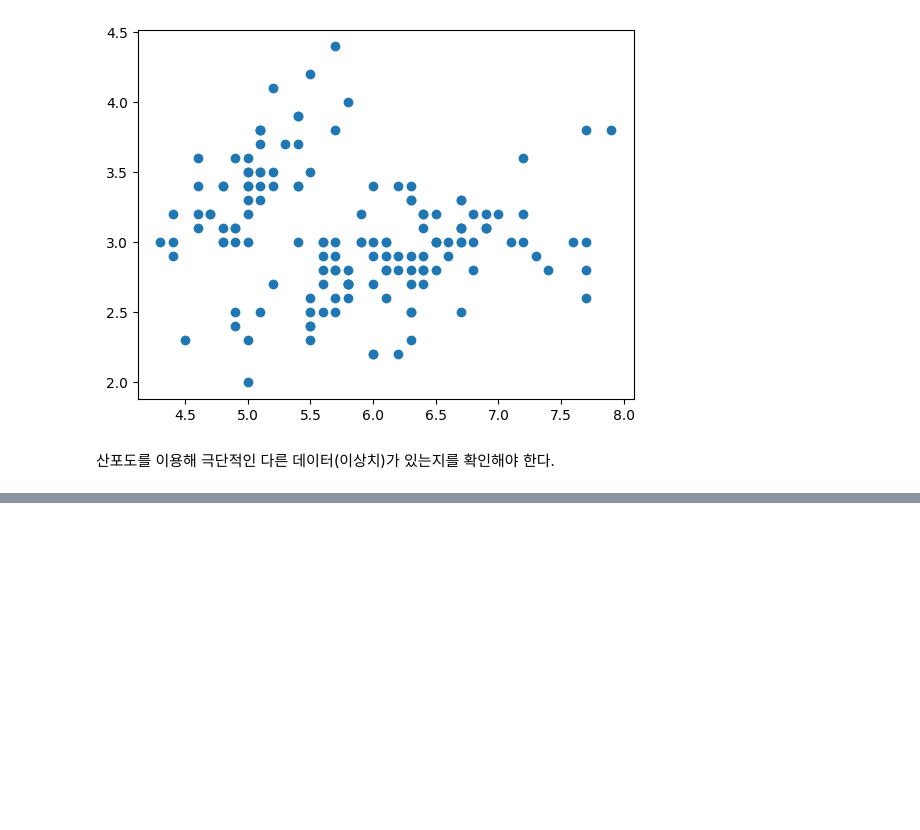
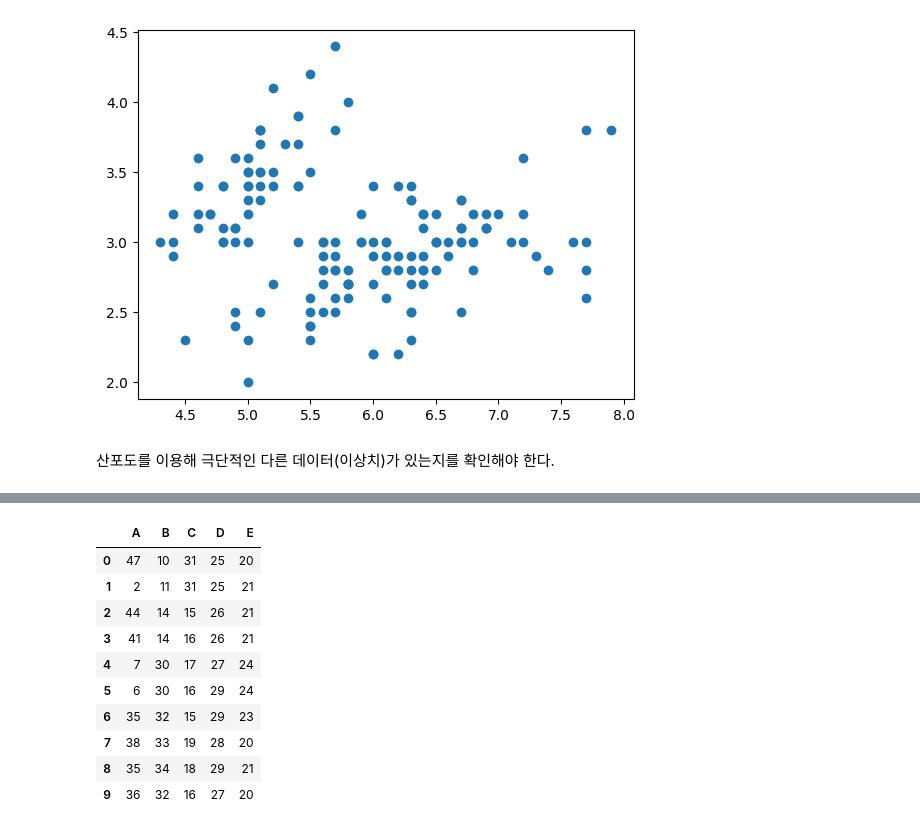
Before and after one commit to 2rlo0/hipython_rep, a Jupyter notebook: 21_기초통계.ipynb, the cells around one changed output, grey strips where cells are left out. Saved outputs shown, nothing was run; the diff lists cells and outputs as text; code cells hidden in the pictures; blank space fills up the shorter version.

```diff
--- a/21_기초통계.ipynb
+++ b/21_기초통계.ipynb
@@ -147,0 +244,33 @@ plt.scatter(vp_df['sepal_length'], vp_df['sepal_width'])
+# %%
+import pandas as pd
+import numpy as np
+
+# 데이터 입력
+data = [
+    [47, 10, 31, 25, 20],
+    [2, 11, 31, 25, 21],
+    [44, 14, 15, 26, 21],
+    [41, 14, 16, 26, 21],
+    [7, 30, 17, 27, 24],
+    [6, 30, 16, 29, 24],
+    [35, 32, 15, 29, 23],
+    [38, 33, 19, 28, 20],
+    [35, 34, 18, 29, 21],
+    [36, 32, 16, 27, 20],
+]
+
+# DataFrame으로 변환
+df = pd.DataFrame(data, columns=['A', 'B', 'C', 'D', 'E'])
+df
+# %% [output]
+|  | A | B | C | D | E |
+| 0 | 47 | 10 | 31 | 25 | 20 |
+| 1 | 2 | 11 | 31 | 25 | 21 |
+| 2 | 44 | 14 | 15 | 26 | 21 |
+| 3 | 41 | 14 | 16 | 26 | 21 |
+| 4 | 7 | 30 | 17 | 27 | 24 |
+| 5 | 6 | 30 | 16 | 29 | 24 |
+| 6 | 35 | 32 | 15 | 29 | 23 |
+| 7 | 38 | 33 | 19 | 28 | 20 |
+| 8 | 35 | 34 | 18 | 29 | 21 |
+| 9 | 36 | 32 | 16 | 27 | 20 |
```
Also changed, not shown: parts of 17 cells of this notebook.
